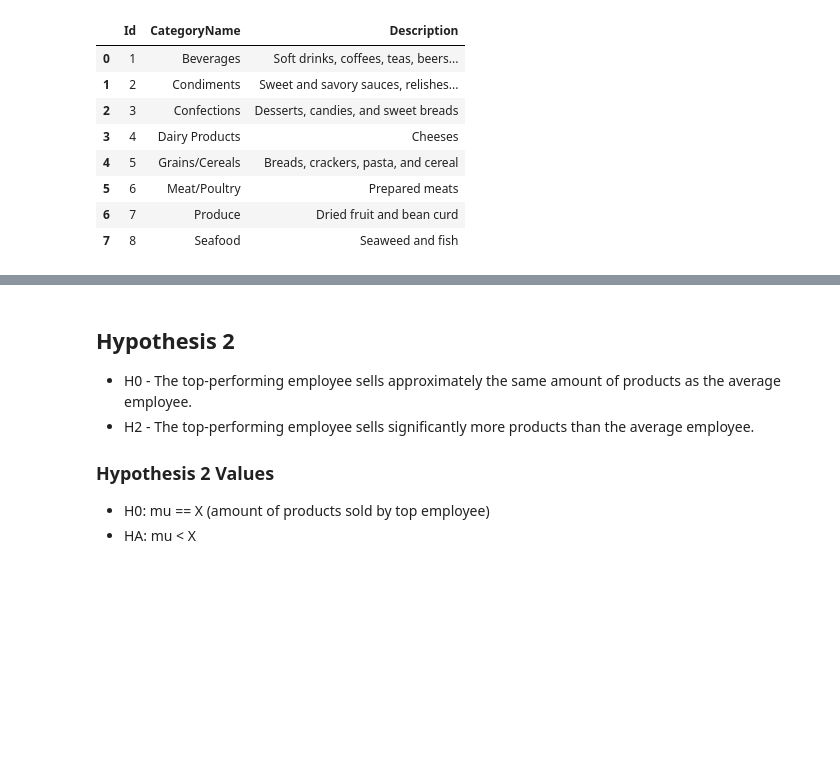
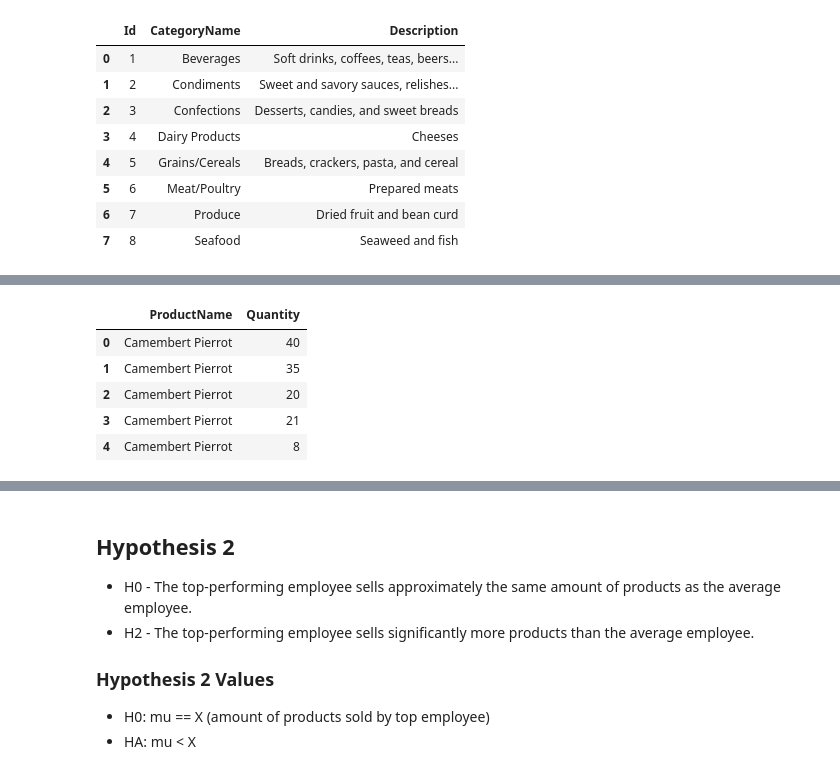
Before and after one commit to MagicMilly/dsc-2-final-project-online-ds-ft-100118, a Jupyter notebook: student.ipynb, the cells around one changed output, grey strips where cells are left out. Saved outputs shown, nothing was run; the diff lists cells and outputs as text; code cells hidden in the pictures; blank space fills up the shorter version.

```diff
--- a/student.ipynb
+++ b/student.ipynb
@@ -391,0 +473,11 @@ category_df
+# %%
+camembert_sales = pd.read_sql_query('SELECT ProductName, OrderDetail.Quantity FROM Product INNER JOIN OrderDetail ON \
+Product.Id = OrderDetail.ProductId WHERE Product.Id = 60;', conn)
+camembert_sales.head()
+# %% [output]
+|  | ProductName | Quantity |
+| 0 | Camembert Pierrot | 40 |
+| 1 | Camembert Pierrot | 35 |
+| 2 | Camembert Pierrot | 20 |
+| 3 | Camembert Pierrot | 21 |
+| 4 | Camembert Pierrot | 8 |
```
Also changed, not shown: parts of 26 cells of this notebook.
